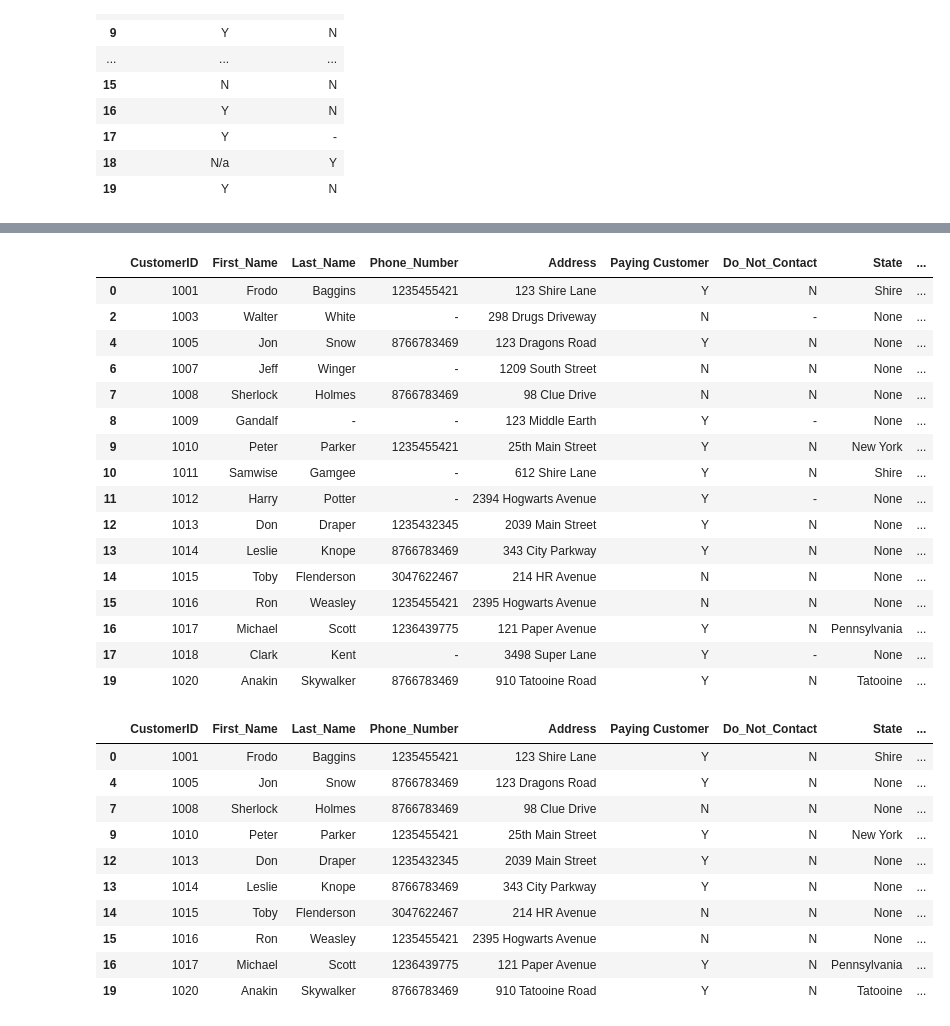
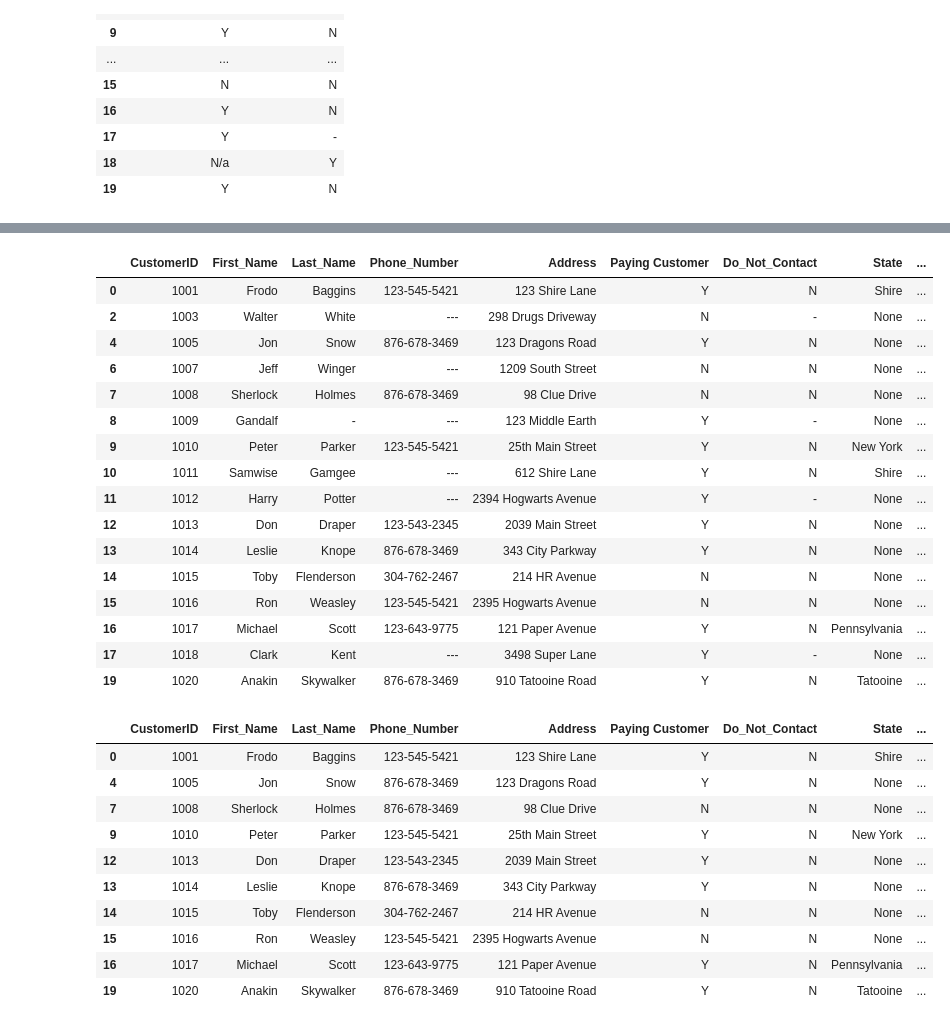
Before and after one commit to muthuvel92/Projects, a Jupyter notebook: Customer Call List Data Cleaning using Pandas.ipynb, the cells around one changed output, grey strips where cells are left out. Saved outputs shown, nothing was run; the diff lists cells and outputs as text; code cells hidden in the pictures.

```diff
--- a/Customer Call List Data Cleaning using Pandas.ipynb
+++ b/Customer Call List Data Cleaning using Pandas.ipynb
@@ -204,7 +204,8 @@ Data columns (total 7 columns):
 dtypes: int64(1), object(6)
 memory usage: 1.2+ KB
 # %%
-df['Phone_Number'].apply(lambda x: x[0:3] + '-' + x[3:6] +'-'+ x[6:10])
+df['Phone_Number'] = df['Phone_Number'].apply(lambda x: x[0:3] + '-' + x[3:6] +'-'+ x[6:10])
+df['Phone_Number']
 # %% [output]
 0     123-545-5421
 1     123-643-9775
@@ -455,37 +456,37 @@ for x in df.index:
 df
 # %% [output]
 |  | CustomerID | First_Name | Last_Name | Phone_Number | Address | Paying Customer | Do_Not_Contact | State | ... |
-| 0 | 1001 | Frodo | Baggins | 1235455421 | 123 Shire Lane | Y | N | Shire | ... |
-| 2 | 1003 | Walter | White | - | 298 Drugs Driveway | N | - | None | ... |
-| 4 | 1005 | Jon | Snow | 8766783469 | 123 Dragons Road | Y | N | None | ... |
-| 6 | 1007 | Jeff | Winger | - | 1209 South Street | N | N | None | ... |
-| 7 | 1008 | Sherlock | Holmes | 8766783469 | 98 Clue Drive | N | N | None | ... |
-| 8 | 1009 | Gandalf | - | - | 123 Middle Earth | Y | - | None | ... |
-| 9 | 1010 | Peter | Parker | 1235455421 | 25th Main Street | Y | N | New York | ... |
-| 10 | 1011 | Samwise | Gamgee | - | 612 Shire Lane | Y | N | Shire | ... |
-| 11 | 1012 | Harry | Potter | - | 2394 Hogwarts Avenue | Y | - | None | ... |
-| 12 | 1013 | Don | Draper | 1235432345 | 2039 Main Street | Y | N | None | ... |
-| 13 | 1014 | Leslie | Knope | 8766783469 | 343 City Parkway | Y | N | None | ... |
-| 14 | 1015 | Toby | Flenderson | 3047622467 | 214 HR Avenue | N | N | None | ... |
-| 15 | 1016 | Ron | Weasley | 1235455421 | 2395 Hogwarts Avenue | N | N | None | ... |
-| 16 | 1017 | Michael | Scott | 1236439775 | 121 Paper Avenue | Y | N | Pennsylvania | ... |
-| 17 | 1018 | Clark | Kent | - | 3498 Super Lane | Y | - | None | ... |
-| 19 | 1020 | Anakin | Skywalker | 8766783469 | 910 Tatooine Road | Y | N | Tatooine | ... |
+| 0 | 1001 | Frodo | Baggins | 123-545-5421 | 123 Shire Lane | Y | N | Shire | ... |
+| 2 | 1003 | Walter | White | --- | 298 Drugs Driveway | N | - | None | ... |
+| 4 | 1005 | Jon | Snow | 876-678-3469 | 123 Dragons Road | Y | N | None | ... |
+| 6 | 1007 | Jeff | Winger | --- | 1209 South Street | N | N | None | ... |
+| 7 | 1008 | Sherlock | Holmes | 876-678-3469 | 98 Clue Drive | N | N | None | ... |
+| 8 | 1009 | Gandalf | - | --- | 123 Middle Earth | Y | - | None | ... |
+| 9 | 1010 | Peter | Parker | 123-545-5421 | 25th Main Street | Y | N | New York | ... |
+| 10 | 1011 | Samwise | Gamgee | --- | 612 Shire Lane | Y | N | Shire | ... |
+| 11 | 1012 | Harry | Potter | --- | 2394 Hogwarts Avenue | Y | - | None | ... |
+| 12 | 1013 | Don | Draper | 123-543-2345 | 2039 Main Street | Y | N | None | ... |
+| 13 | 1014 | Leslie | Knope | 876-678-3469 | 343 City Parkway | Y | N | None | ... |
+| 14 | 1015 | Toby | Flenderson | 304-762-2467 | 214 HR Avenue | N | N | None | ... |
+| 15 | 1016 | Ron | Weasley | 123-545-5421 | 2395 Hogwarts Avenue | N | N | None | ... |
+| 16 | 1017 | Michael | Scott | 123-643-9775 | 121 Paper Avenue | Y | N | Pennsylvania | ... |
+| 17 | 1018 | Clark | Kent | --- | 3498 Super Lane | Y | - | None | ... |
+| 19 | 1020 | Anakin | Skywalker | 876-678-3469 | 910 Tatooine Road | Y | N | Tatooine | ... |
 # %%
 for x in df.index:
-    if df.loc[x, 'Phone_Number'] == '-':
+    if df.loc[x, 'Phone_Number'] == '---':
         df.drop(x, inplace=True)
 df
 # %% [output]
 |  | CustomerID | First_Name | Last_Name | Phone_Number | Address | Paying Customer | Do_Not_Contact | State | ... |
-| 0 | 1001 | Frodo | Baggins | 1235455421 | 123 Shire Lane | Y | N | Shire | ... |
-| 4 | 1005 | Jon | Snow | 8766783469 | 123 Dragons Road | Y | N | None | ... |
-| 7 | 1008 | Sherlock | Holmes | 8766783469 | 98 Clue Drive | N | N | None | ... |
-| 9 | 1010 | Peter | Parker | 1235455421 | 25th Main Street | Y | N | New York | ... |
-| 12 | 1013 | Don | Draper | 1235432345 | 2039 Main Street | Y | N | None | ... |
-| 13 | 1014 | Leslie | Knope | 8766783469 | 343 City Parkway | Y | N | None | ... |
-| 14 | 1015 | Toby | Flenderson | 3047622467 | 214 HR Avenue | N | N | None | ... |
-| 15 | 1016 | Ron | Weasley | 1235455421 | 2395 Hogwarts Avenue | N | N | None | ... |
-| 16 | 1017 | Michael | Scott | 1236439775 | 121 Paper Avenue | Y | N | Pennsylvania | ... |
-| 19 | 1020 | Anakin | Skywalker | 8766783469 | 910 Tatooine Road | Y | N | Tatooine | ... |
+| 0 | 1001 | Frodo | Baggins | 123-545-5421 | 123 Shire Lane | Y | N | Shire | ... |
+| 4 | 1005 | Jon | Snow | 876-678-3469 | 123 Dragons Road | Y | N | None | ... |
+| 7 | 1008 | Sherlock | Holmes | 876-678-3469 | 98 Clue Drive | N | N | None | ... |
+| 9 | 1010 | Peter | Parker | 123-545-5421 | 25th Main Street | Y | N | New York | ... |
+| 12 | 1013 | Don | Draper | 123-543-2345 | 2039 Main Street | Y | N | None | ... |
+| 13 | 1014 | Leslie | Knope | 876-678-3469 | 343 City Parkway | Y | N | None | ... |
+| 14 | 1015 | Toby | Flenderson | 304-762-2467 | 214 HR Avenue | N | N | None | ... |
+| 15 | 1016 | Ron | Weasley | 123-545-5421 | 2395 Hogwarts Avenue | N | N | None | ... |
+| 16 | 1017 | Michael | Scott | 123-643-9775 | 121 Paper Avenue | Y | N | Pennsylvania | ... |
+| 19 | 1020 | Anakin | Skywalker | 876-678-3469 | 910 Tatooine Road | Y | N | Tatooine | ... |
 # %%
```
Also changed, not shown: parts of 18 cells of this notebook.
